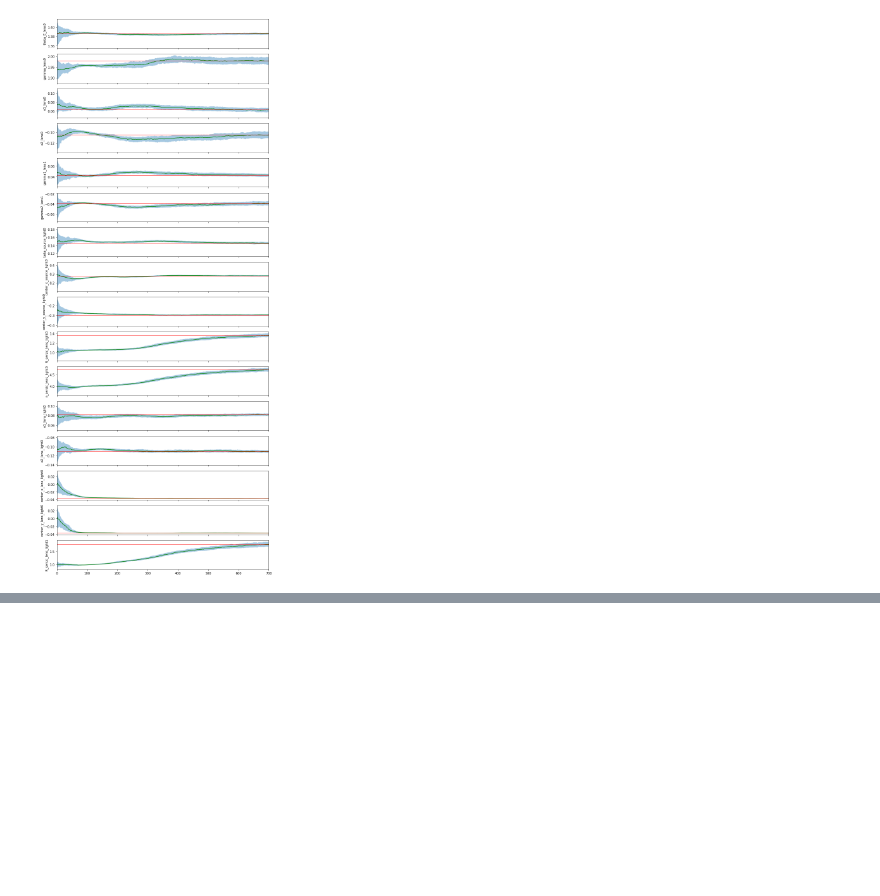
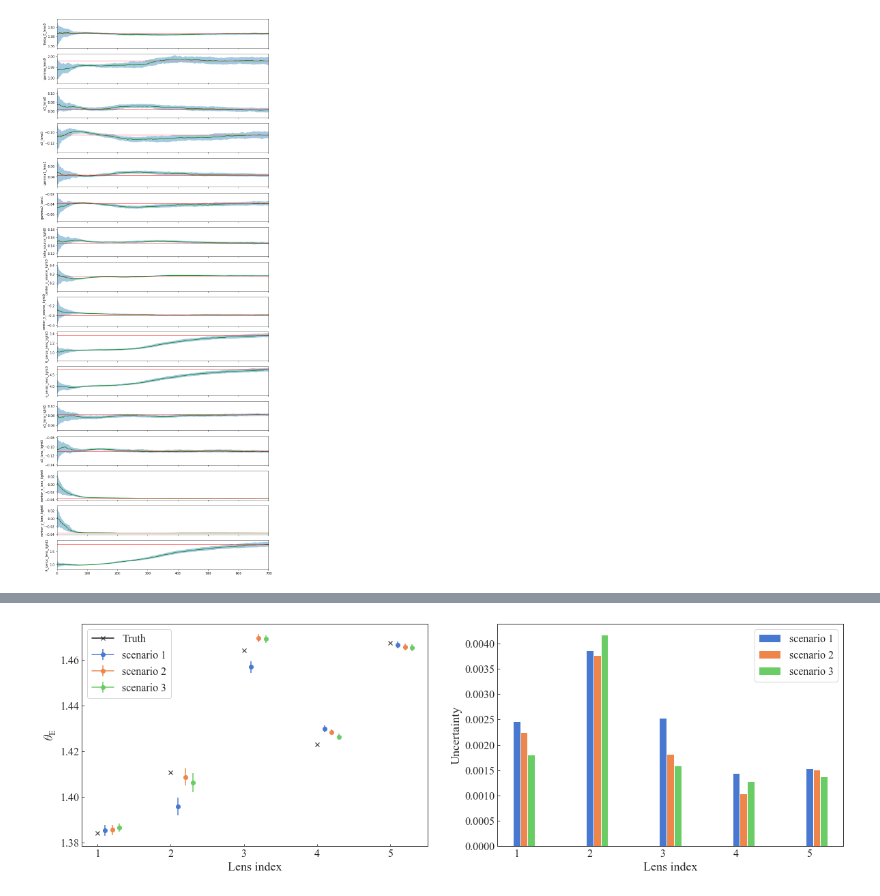
Before and after one commit to ajshajib/LensingETC, a Jupyter notebook: Lensing exposure time calculator.ipynb, the cells around one changed output, grey strips where cells are left out. Drawn from its saved outputs; the diff is of its cells as text; code cells hidden in the pictures; blank space fills up the shorter version.

```diff
--- a/Lensing exposure time calculator.ipynb
+++ b/Lensing exposure time calculator.ipynb
@@ -340,0 +337,4 @@ simulator.plot_mcmc_trace('test', 0, 1)
+# %%
+simulator.compare_model_parameter('theta_E', 'hst_snap1', 5, 3);
+# %% [output]
+[figure, added]
```
Also changed, not shown: parts of 5 cells of this notebook.
